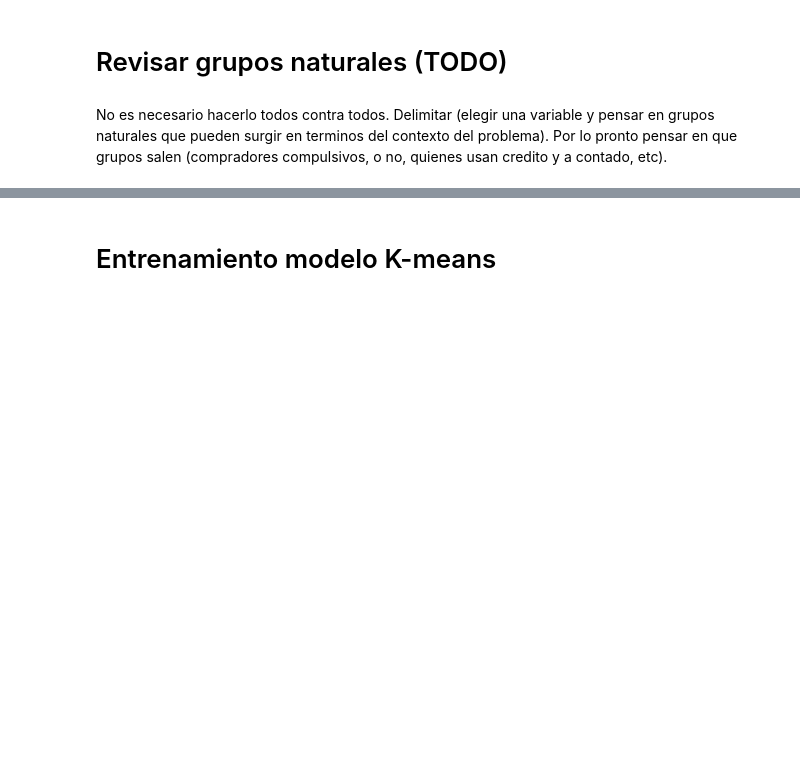
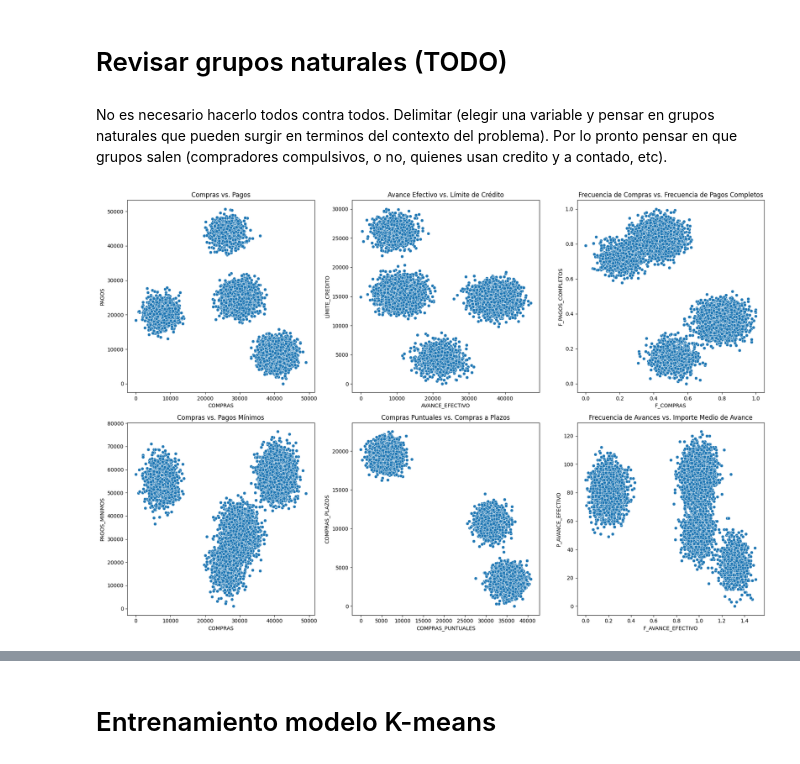
Before and after one commit to j4vierb/FinanzasAlpes-lab2, a Jupyter notebook: v1.ipynb, the cells around one changed output, grey strips where cells are left out. Saved outputs shown, nothing was run; the diff lists cells and outputs as text; code cells hidden in the pictures; blank space fills up the shorter version.

```diff
--- a/v1.ipynb
+++ b/v1.ipynb
@@ -336,3 +340,53 @@ plt.show()
 # Revisar grupos naturales (TODO)
 # %% [markdown]
 No es necesario hacerlo todos contra todos. Delimitar (elegir una variable y pensar en grupos naturales que pueden surgir en terminos del contexto del problema). Por lo pronto pensar en que grupos salen (compradores compulsivos, o no, quienes usan credito y a contado, etc).
+# %%
+
+plt.figure(figsize=(18, 12))
+
+# 1. COMPRAS vs. PAGOS
+plt.subplot(2, 3, 1)
+sns.scatterplot(data=df, x='COMPRAS', y='PAGOS')
+plt.title('Compras vs. Pagos')
+plt.xlabel('COMPRAS')
+plt.ylabel('PAGOS')
+
+# 2. AVANCE_EFECTIVO vs. LÍMITE_CREDITO
+plt.subplot(2, 3, 2)
+sns.scatterplot(data=df, x='AVANCE_EFECTIVO', y='LÍMITE_CREDITO')
+plt.title('Avance Efectivo vs. Límite de Crédito')
+plt.xlabel('AVANCE_EFECTIVO')
+plt.ylabel('LÍMITE_CREDITO')
+
+# 3. F_COMPRAS vs. F_PAGOS_COMPLETOS
+plt.subplot(2, 3, 3)
+sns.scatterplot(data=df, x='F_COMPRAS', y='F_PAGOS_COMPLETOS')
+plt.title('Frecuencia de Compras vs. Frecuencia de Pagos Completos')
+plt.xlabel('F_COMPRAS')
+plt.ylabel('F_PAGOS_COMPLETOS')
+
+# 4. PAGOS_MINIMOS vs. COMPRAS
+plt.subplot(2, 3, 4)
+sns.scatterplot(data=df, x='COMPRAS', y='PAGOS_MINIMOS')
+plt.title('Compras vs. Pagos Mínimos')
+plt.xlabel('COMPRAS')
+plt.ylabel('PAGOS_MINIMOS')
+
+# 5. COMPRAS_PUNTUALES vs. COMPRAS_PLAZOS
+plt.subplot(2, 3, 5)
+sns.scatterplot(data=df, x='COMPRAS_PUNTUALES', y='COMPRAS_PLAZOS')
+plt.title('Compras Puntuales vs. Compras a Plazos')
+plt.xlabel('COMPRAS_PUNTUALES')
+plt.ylabel('COMPRAS_PLAZOS')
+
+# 6. F_AVANCE_EFECTIVO vs. P_AVANCE_EFECTIVO
+plt.subplot(2, 3, 6)
+sns.scatterplot(data=df, x='F_AVANCE_EFECTIVO', y='P_AVANCE_EFECTIVO')
+plt.title('Frecuencia de Avances vs. Importe Medio de Avance')
+plt.xlabel('F_AVANCE_EFECTIVO')
+plt.ylabel('P_AVANCE_EFECTIVO')
+
+plt.tight_layout()
+plt.show()
+# %% [output]
+[figure, added]
```
Also changed, not shown: parts of 3 cells of this notebook.
